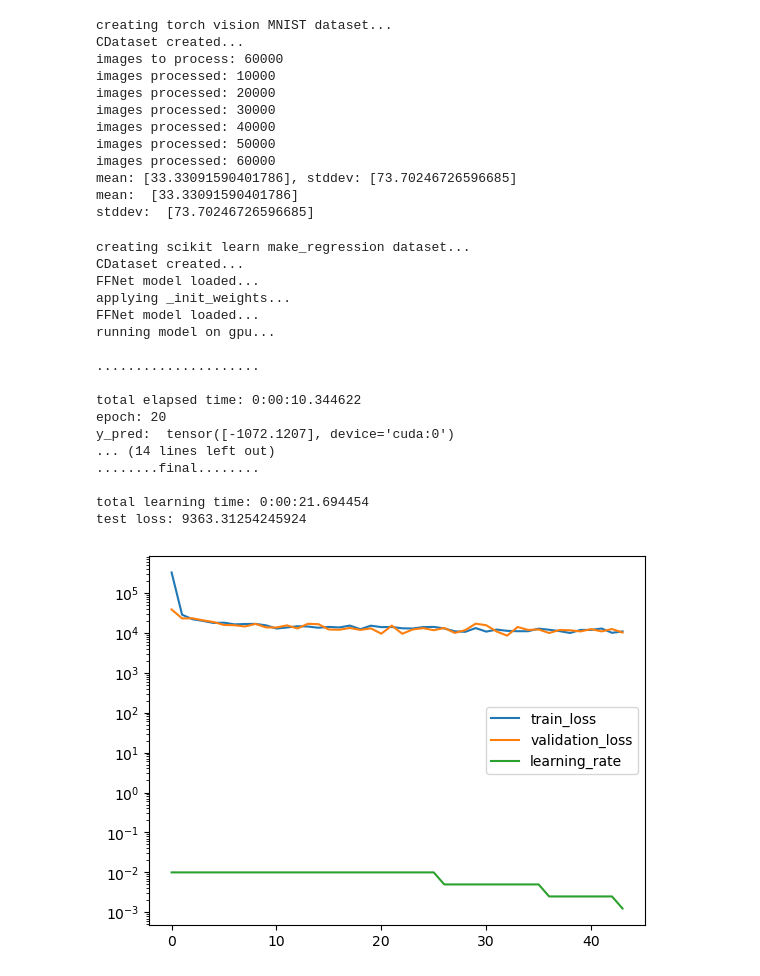
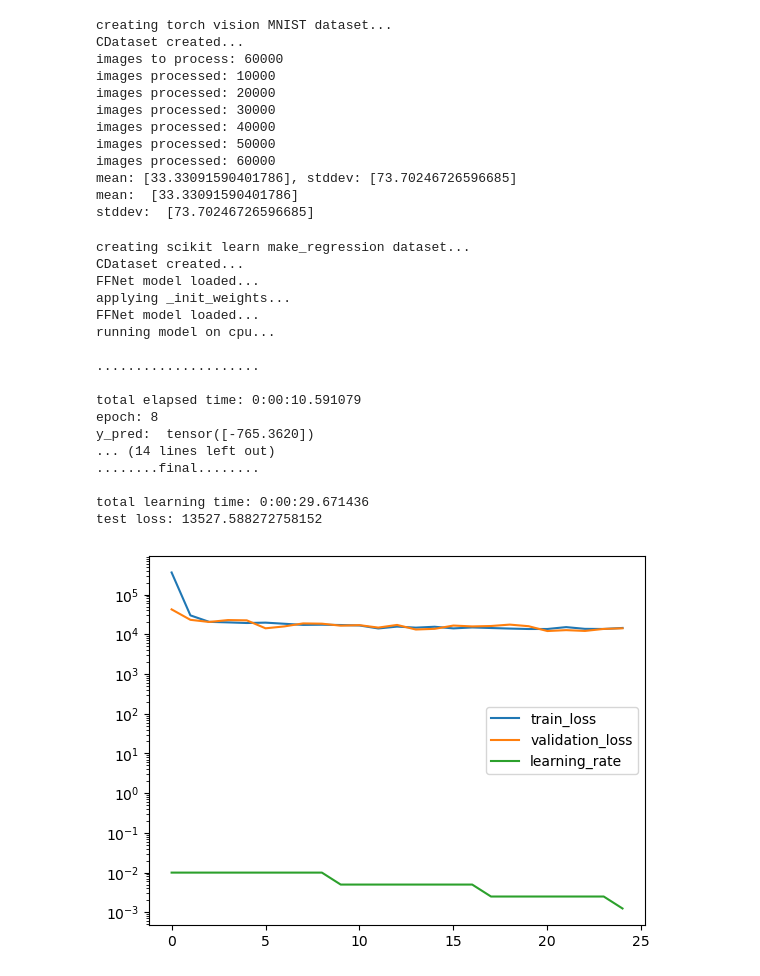
Before and after one commit to icanswim/cosmosis, a Jupyter notebook: experiment.ipynb, the cells around one changed output. Saved outputs shown, nothing was run; the diff lists cells and outputs as text; code cells hidden in the pictures.

```diff
--- a/experiment.ipynb
+++ b/experiment.ipynb
@@ -270,41 +270,41 @@ crit_param = {'reduction': 'sum'}
 
 sample_param = {'set_seed': 88,
                 'splits': (.7,.15)}
 
 sched_param = {'factor': .5,
                'patience': 3,
                'cooldown': 3}
 
 learn = Learn([SKDS],
               FFNet,
               Metrics=Metrics,
               Sampler=Selector,
               Optimizer=Adam,
               Scheduler=ReduceLROnPlateau,
               Criterion=MSELoss,
               model_param=model_param, ds_param=ds_param, sample_param=sample_param,
               opt_param=opt_param, sched_param=sched_param, crit_param=crit_param,
               metrics_param=metrics_param,
-              batch_size=128, epochs=50, gpu=True)
+              batch_size=128, epochs=50, gpu=False)
 # %% [output]
 creating scikit learn make_regression dataset...
 CDataset created...
 FFNet model loaded...
 applying _init_weights...
 FFNet model loaded...
-running model on gpu...
+running model on cpu...
 
 .....................
 
-total elapsed time: 0:00:10.344622
-epoch: 20
-y_pred:  tensor([-1072.1207], device='cuda:0')
+total elapsed time: 0:00:10.591079
+epoch: 8
+y_pred:  tensor([-765.3620])
 ... (14 lines left out)
 ........final........
 
-total learning time: 0:00:21.694454
-test loss: 9363.31254245924
+total learning time: 0:00:29.671436
+test loss: 13527.588272758152
-[figure, old version]
+[figure, new version]
 # %%
 #example cosmosis sklearn classification dataset wrapper (SKDS) with sklearn metrics (Metrics) and
 #custom model (FFNet)
```
Also changed, not shown: parts of 2 cells of this notebook, 2 other files.
